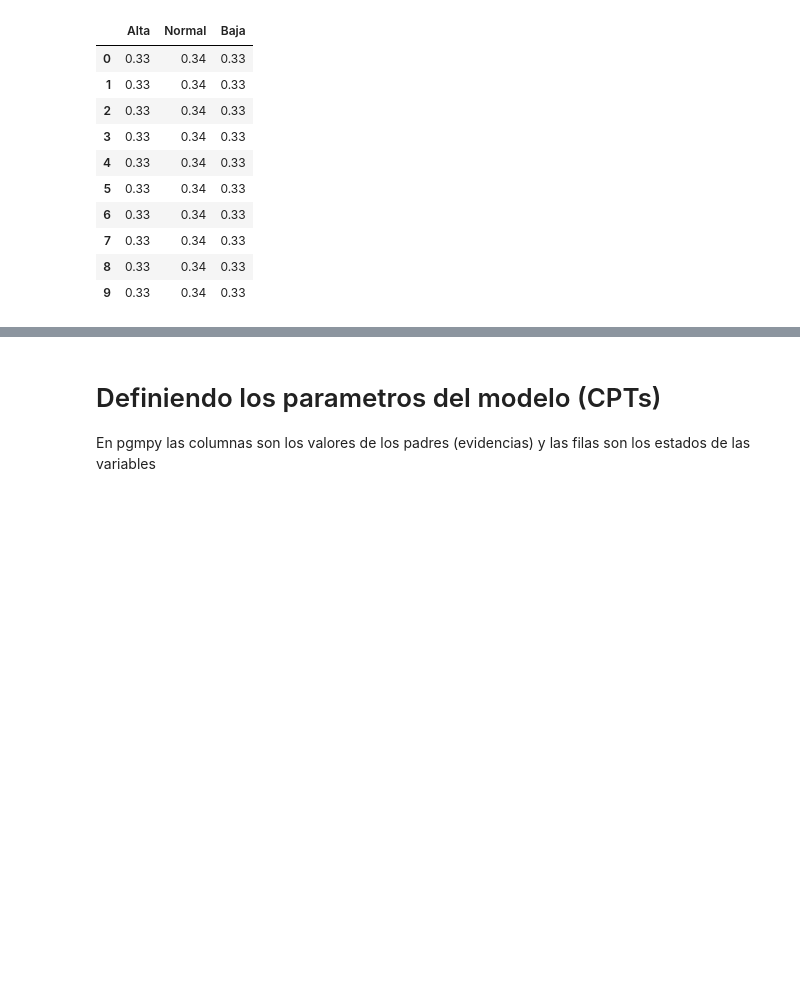
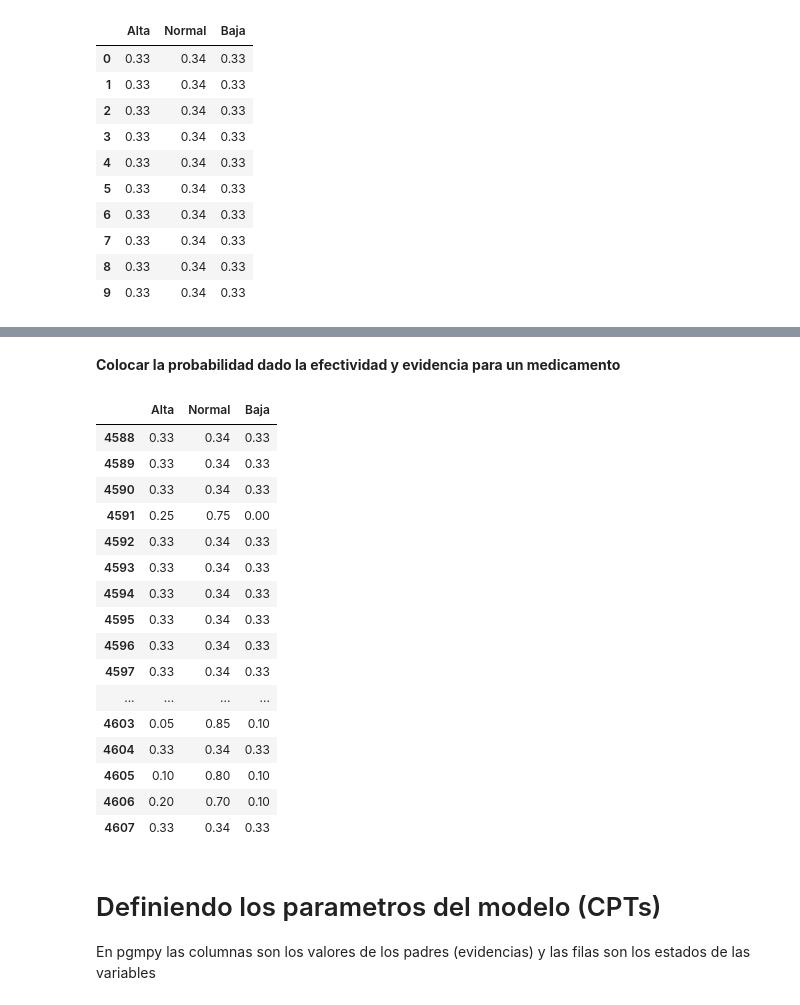
Before and after one commit to louMon/MedGeriatricThesis, a Jupyter notebook: Modelamiento Medicamentos - Patologias.ipynb, the cells around one changed output, grey strips where cells are left out. Saved outputs shown, nothing was run; the diff lists cells and outputs as text; code cells hidden in the pictures; blank space fills up the shorter version.

```diff
--- a/Modelamiento Medicamentos - Patologias.ipynb
+++ b/Modelamiento Medicamentos - Patologias.ipynb
@@ -254,0 +289,6 @@ SyntaxError: invalid syntax (<ipython-input-12-9fcabc72d1a4>, line 9)
+# %%
+def getIndexToSet(arrayIndex):
+    arr = []
+    for i in arrayIndex:
+        arr.append(i)
+    return arr
@@ -254,0 +306,30 @@ SyntaxError: invalid syntax (<ipython-input-12-9fcabc72d1a4>, line 9)
+# %%
+arrIndex_amlodipino = getIndexToSet(EF_amlodipino.index)
+arrIndex_captopril = getIndexToSet(EF_captopril.index)
+arrIndex_carvedilol = getIndexToSet(EF_carvedilol.index)
+arrIndex_enalapril = getIndexToSet(EF_enalapril.index)
+arrIndex_furosemida = getIndexToSet(EF_furosemida.index)
+arrIndex_hidroclorothiazida = getIndexToSet(EF_hidroclorothiazida.index)
+arrIndex_losartan = getIndexToSet(EF_losartan.index)
+arrIndex_metropolol = getIndexToSet(EF_metropolol.index)
+arrIndex_prazosin= getIndexToSet(EF_prazosin.index)
+arrIndex_propanolol = getIndexToSet(EF_propanolol.index)
+arrIndex_verapamilo = getIndexToSet(EF_verapamilo.index)
+# %% [markdown]
+<b>Colocar la probabilidad dado la efectividad y evidencia para un medicamento</b>
+# %%
+def setProbabilisticValue(df, dicc, indexMed):
+    new_df = pd.DataFrame(dicc, index=indexMed)
+    df.update(new_df)
+# %%
+dicc_amlodipino  = {'Alta': ['0.20'],'Normal': ['0.70'],'Baja': ['0.10']}
+dicc_captopril   = {'Alta': ['0.10'],'Normal': ['0.80'],'Baja': ['0.10']}
+dicc_carvedilol  = {'Alta': ['0.05'],'Normal': ['0.85'],'Baja': ['0.10']}
+dicc_enalapril   = {'Alta': ['0.20'],'Normal': ['0.80'],'Baja': ['0.00']}
+dicc_furosemida  = {'Alta': ['0.25'],'Normal': ['0.75'],'Baja': ['0.00']}
+dicc_hidroclorothiazida = {'Alta': ['0.20'],'Normal': ['0.70'],'Baja': ['0.10']}
+dicc_losartan    = {'Alta': ['0.10'],'Normal': ['0.80'],'Baja': ['0.10']}
+dicc_metropolol  = {'Alta': ['0.05'],'Normal': ['0.95'],'Baja': ['0.00']}
+dicc_prazosin    = {'Alta': ['0.20'],'Normal': ['0.75'],'Baja': ['0.05']}
+dicc_prazosin    = {'Alta': ['0.15'],'Normal': ['0.85'],'Baja': ['0.00']}
+dicc_verapamilo  = {'Alta': ['0.10'],'Normal': ['0.80'],'Baja': ['0.10']}
@@ -255,3 +348,24 @@ SyntaxError: invalid syntax (<ipython-input-12-9fcabc72d1a4>, line 9)
+# %%
+setProbabilisticValue(df_presion_arterial, dicc_amlodipino, arrIndex_amlodipino )
+df_presion_arterial.tail(20)
+# %% [output]
+|  | Alta | Normal | Baja |
+| 4588 | 0.33 | 0.34 | 0.33 |
+| 4589 | 0.33 | 0.34 | 0.33 |
+| 4590 | 0.33 | 0.34 | 0.33 |
+| 4591 | 0.25 | 0.75 | 0.00 |
+| 4592 | 0.33 | 0.34 | 0.33 |
+| 4593 | 0.33 | 0.34 | 0.33 |
+| 4594 | 0.33 | 0.34 | 0.33 |
+| 4595 | 0.33 | 0.34 | 0.33 |
+| 4596 | 0.33 | 0.34 | 0.33 |
+| 4597 | 0.33 | 0.34 | 0.33 |
+| ... | ... | ... | ... |
+| 4603 | 0.05 | 0.85 | 0.10 |
+| 4604 | 0.33 | 0.34 | 0.33 |
+| 4605 | 0.10 | 0.80 | 0.10 |
+| 4606 | 0.20 | 0.70 | 0.10 |
+| 4607 | 0.33 | 0.34 | 0.33 |
 # %% [markdown]
 # Definiendo los parametros del modelo (CPTs)
 En pgmpy las columnas son los valores de los padres (evidencias) y las filas son los estados de las variables
```
Also changed, not shown: parts of 9 cells of this notebook.
